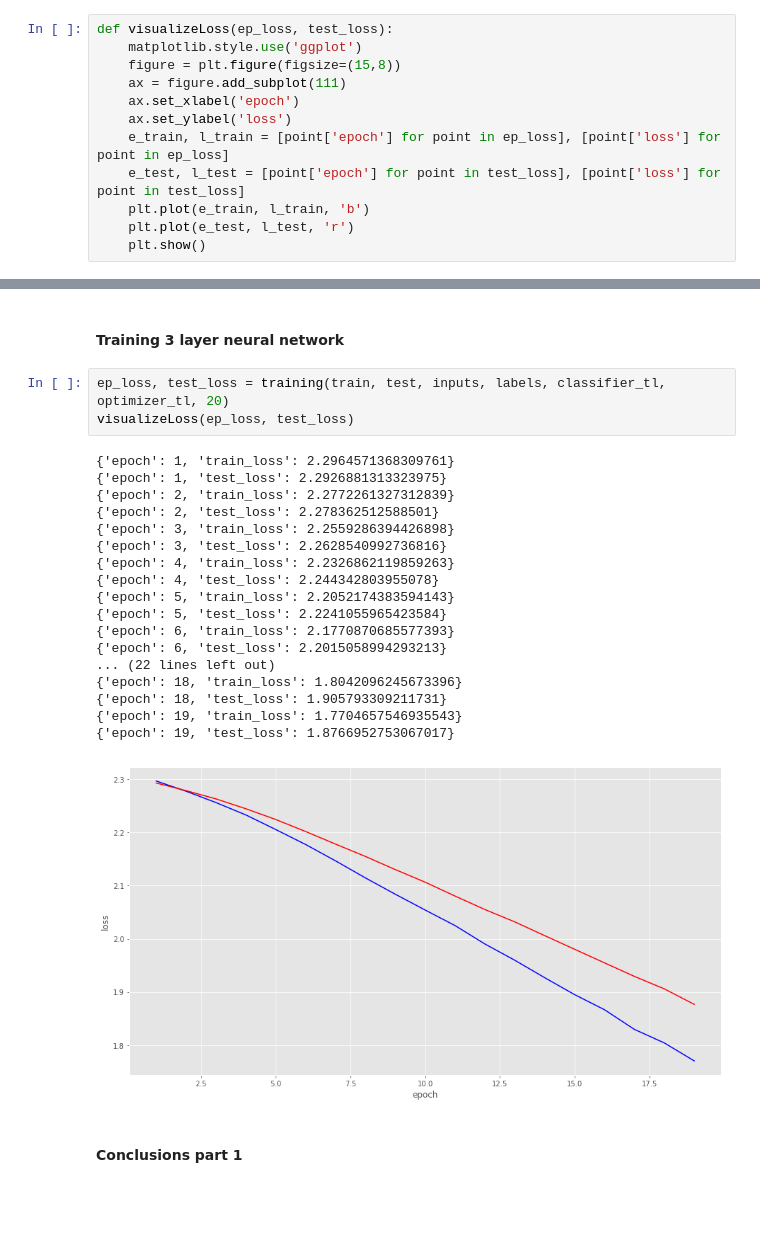
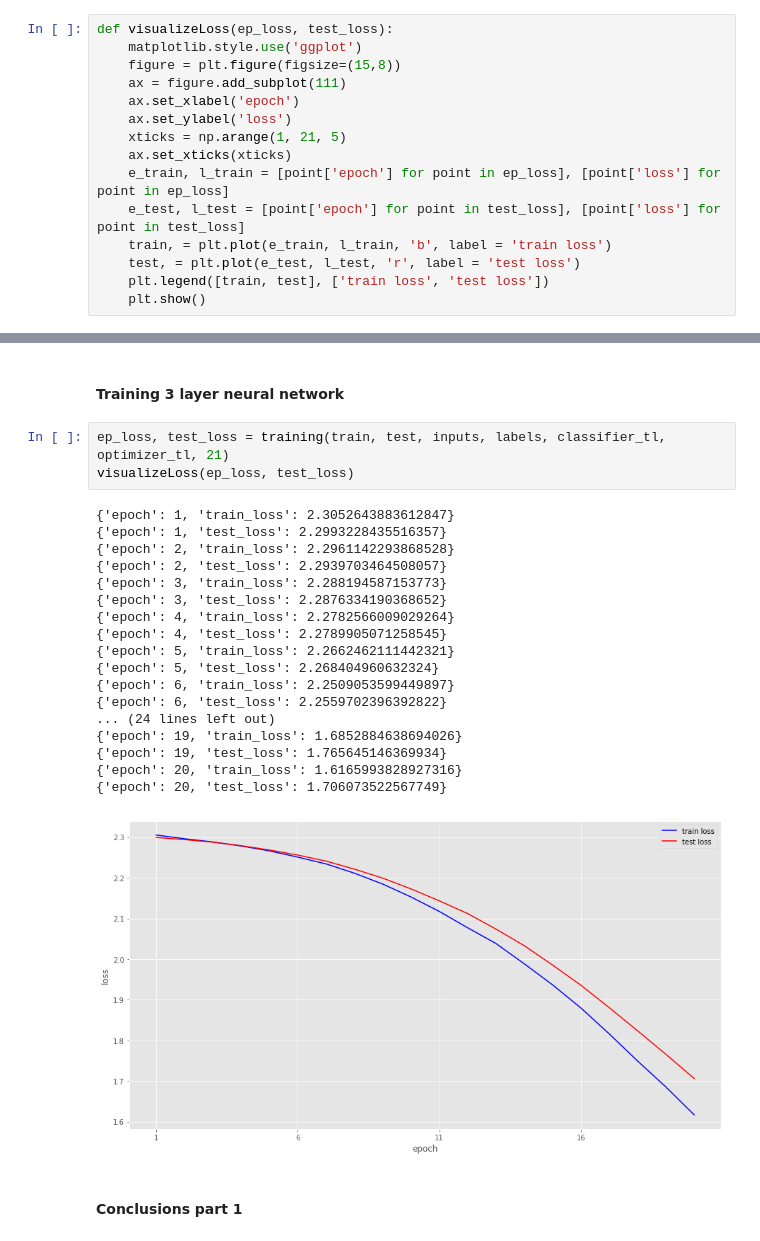
Before and after one commit to pieterwolfert/ccn, a Jupyter notebook: assignment2/assignment2.ipynb, the cells around one changed output, grey strips where cells are left out. Saved outputs shown, nothing was run; the diff lists cells and outputs as text; blank space fills up the shorter version.

```diff
--- a/assignment2/assignment2.ipynb
+++ b/assignment2/assignment2.ipynb
@@ -31,10 +31,13 @@ def visualizeLoss(ep_loss, test_loss):
     ax = figure.add_subplot(111)
     ax.set_xlabel('epoch')
     ax.set_ylabel('loss')
+    xticks = np.arange(1, 21, 5)
+    ax.set_xticks(xticks)
     e_train, l_train = [point['epoch'] for point in ep_loss], [point['loss'] for point in ep_loss]
     e_test, l_test = [point['epoch'] for point in test_loss], [point['loss'] for point in test_loss]
-    plt.plot(e_train, l_train, 'b')
-    plt.plot(e_test, l_test, 'r')
+    train, = plt.plot(e_train, l_train, 'b', label = 'train loss')
+    test, = plt.plot(e_test, l_test, 'r', label = 'test loss')
+    plt.legend([train, test], ['train loss', 'test loss'])
     plt.show()
 # %% [markdown]
 ### Part 1 - training of 3 different neural networks
@@ -218,27 +221,27 @@ visualizeLoss(ep_loss, test_loss)
 # %% [markdown]
 #### Training 3 layer neural network
 # %%
-ep_loss, test_loss = training(train, test, inputs, labels, classifier_tl, optimizer_tl, 20)
+ep_loss, test_loss = training(train, test, inputs, labels, classifier_tl, optimizer_tl, 21)
 visualizeLoss(ep_loss, test_loss)
 # %% [output]
-{'epoch': 1, 'train_loss': 2.2964571368309761}
-{'epoch': 1, 'test_loss': 2.2926881313323975}
-{'epoch': 2, 'train_loss': 2.2772261327312839}
-{'epoch': 2, 'test_loss': 2.278362512588501}
-{'epoch': 3, 'train_loss': 2.2559286394426898}
-{'epoch': 3, 'test_loss': 2.2628540992736816}
-{'epoch': 4, 'train_loss': 2.2326862119859263}
-{'epoch': 4, 'test_loss': 2.244342803955078}
-{'epoch': 5, 'train_loss': 2.2052174383594143}
-{'epoch': 5, 'test_loss': 2.2241055965423584}
-{'epoch': 6, 'train_loss': 2.1770870685577393}
-{'epoch': 6, 'test_loss': 2.2015058994293213}
-... (22 lines left out)
-{'epoch': 18, 'train_loss': 1.8042096245673396}
-{'epoch': 18, 'test_loss': 1.905793309211731}
-{'epoch': 19, 'train_loss': 1.7704657546935543}
-{'epoch': 19, 'test_loss': 1.8766952753067017}
+{'epoch': 1, 'train_loss': 2.3052643883612847}
+{'epoch': 1, 'test_loss': 2.2993228435516357}
+{'epoch': 2, 'train_loss': 2.2961142293868528}
+{'epoch': 2, 'test_loss': 2.2939703464508057}
+{'epoch': 3, 'train_loss': 2.288194587153773}
+{'epoch': 3, 'test_loss': 2.2876334190368652}
+{'epoch': 4, 'train_loss': 2.2782566009029264}
+{'epoch': 4, 'test_loss': 2.2789905071258545}
+{'epoch': 5, 'train_loss': 2.2662462111442321}
+{'epoch': 5, 'test_loss': 2.268404960632324}
+{'epoch': 6, 'train_loss': 2.2509053599449897}
+{'epoch': 6, 'test_loss': 2.2559702396392822}
+... (24 lines left out)
+{'epoch': 19, 'train_loss': 1.6852884638694026}
+{'epoch': 19, 'test_loss': 1.765645146369934}
+{'epoch': 20, 'train_loss': 1.6165993828927316}
+{'epoch': 20, 'test_loss': 1.706073522567749}
-[figure, old version]
+[figure, new version]
 # %% [markdown]
 #### Conclusions part 1
 # %%
```
Also changed, not shown: parts of 4 cells of this notebook, 1 other file.
